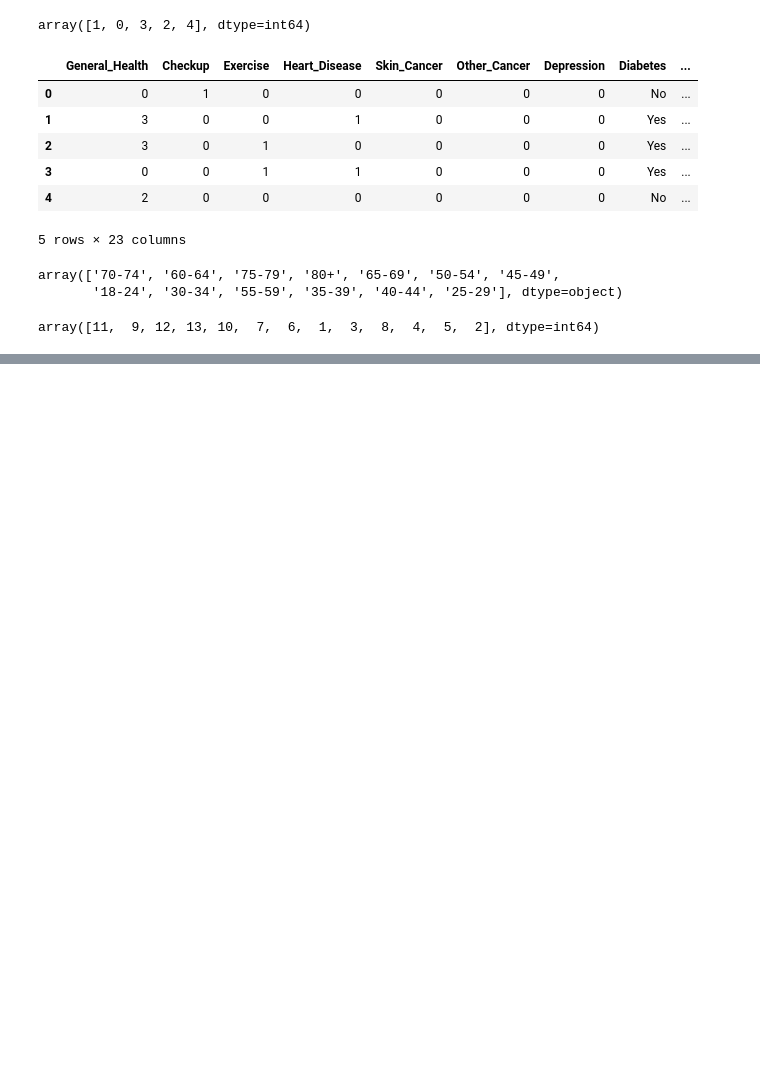
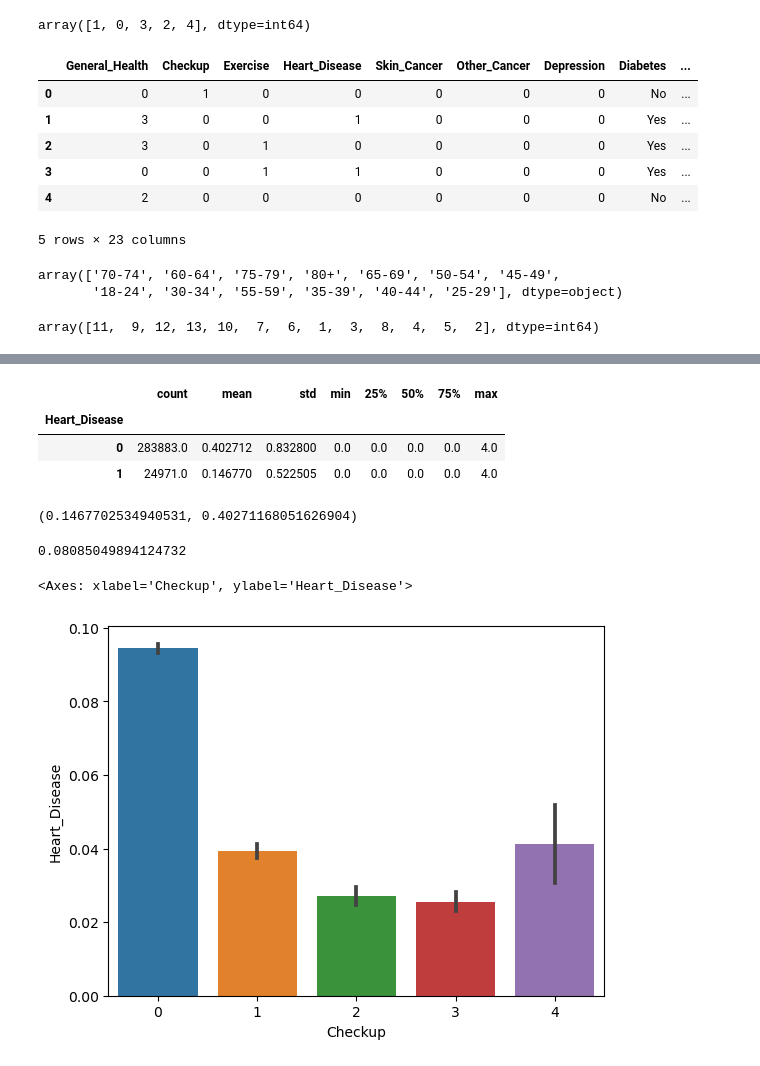
Before and after one commit to Vitorrauber/CardiovascularMLKAGGLE, a Jupyter notebook: code.ipynb, the cells around one changed output, grey strips where cells are left out. Cells and saved outputs as stored; diff of their text form; code cells hidden in the pictures; blank space fills up the shorter version.

```diff
--- a/code.ipynb
+++ b/code.ipynb
@@ -266,0 +288,24 @@ dtype: object
+# %%
+df.groupby(by = 'Heart_Disease').describe()['Checkup']
+# %% [output]
+|  | count | mean | std | min | 25% | 50% | 75% | max |
+| Heart_Disease |  |  |  |  |  |  |  |  |
+| 0 | 283883.0 | 0.402712 | 0.832800 | 0.0 | 0.0 | 0.0 | 0.0 | 4.0 |
+| 1 | 24971.0 | 0.146770 | 0.522505 | 0.0 | 0.0 | 0.0 | 0.0 | 4.0 |
+# %%
+df[df['Heart_Disease'] == 1]['Checkup'].mean(), df[df['Heart_Disease'] == 0]['Checkup'].mean()
+
+
+###pessoas com doenças no coração tendem a fazer check_up com maior frequência.
+# %% [output]
+(0.1467702534940531, 0.40271168051626904)
+# %%
+df['Heart_Disease'].mean()
+# %% [output]
+0.08085049894124732
+# %%
+sns.barplot(x = df['Checkup'], y = df['Heart_Disease'])
+###pessoas com doenças no coração tendem a fazer check_up com maior frequência.
+# %% [output]
+<Axes: xlabel='Checkup', ylabel='Heart_Disease'>
+[figure, added]
```
Also changed, not shown: parts of 59 cells of this notebook.
